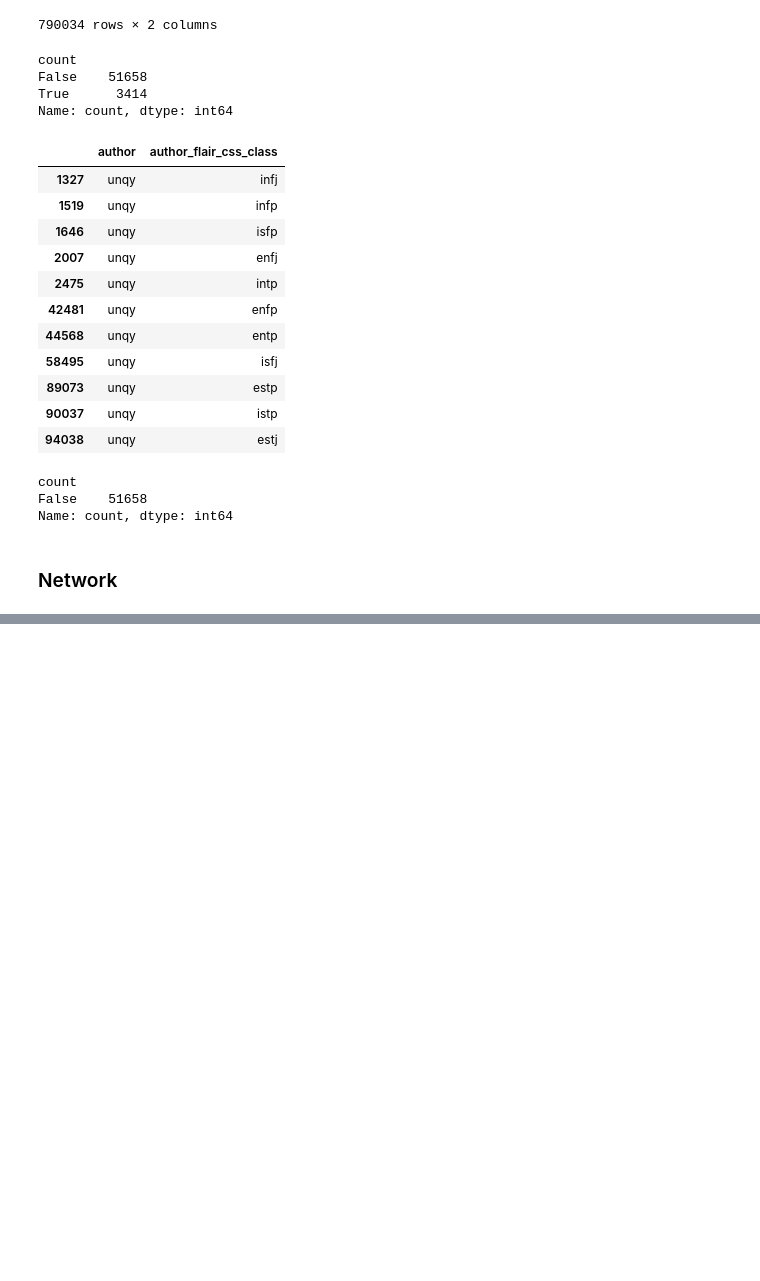
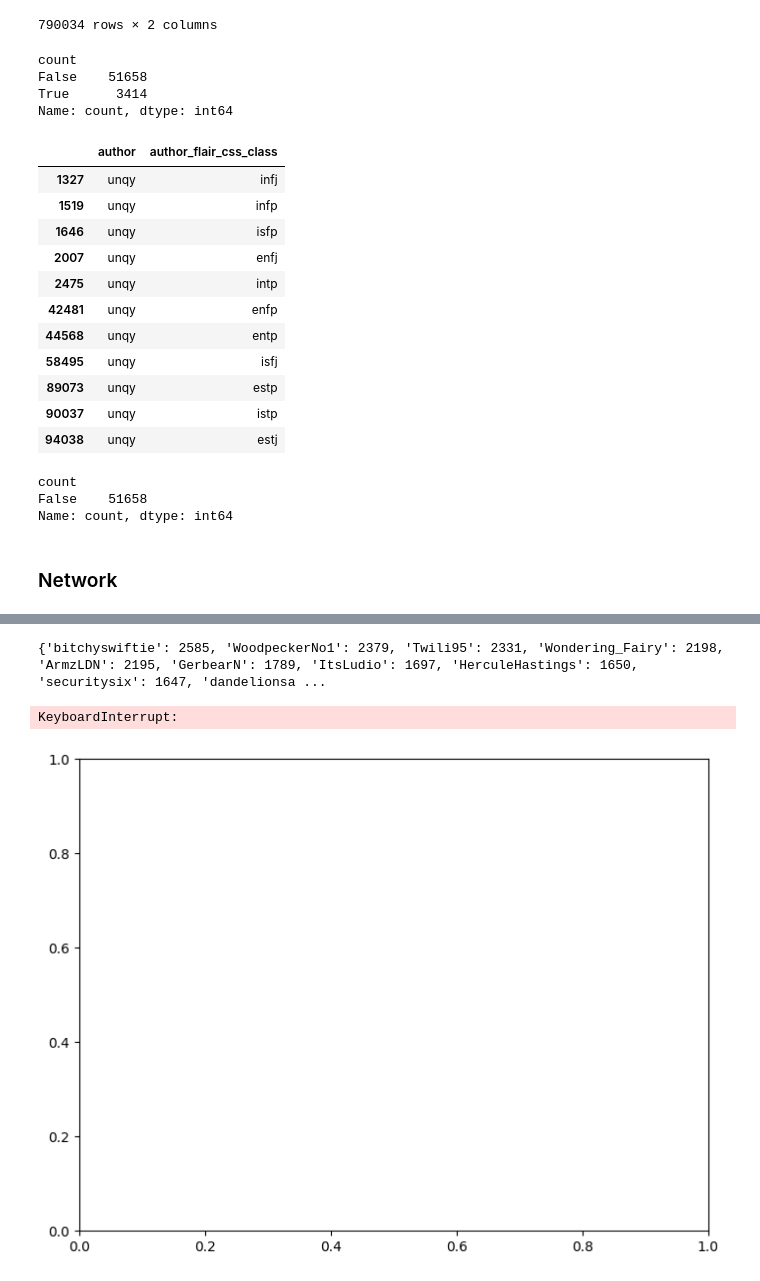
Before and after one commit to gmg00/SNA, a Jupyter notebook: EDA2.ipynb, the cells around one changed output, grey strips where cells are left out. Saved outputs shown, nothing was run; the diff lists cells and outputs as text; code cells hidden in the pictures; blank space fills up the shorter version.

```diff
--- a/EDA2.ipynb
+++ b/EDA2.ipynb
@@ -115,5 +116,10 @@ df_auth_flair = df_auth_flair[~df_auth_flair['author'].isin(duplicates)]
 count
 False    51658
 Name: count, dtype: int64
+# %%
+def split_edge(x):
+    tmp1, tmp2 = x.split(' ')
+    return [tmp1, tmp2]
+grouped_df['edge'] = grouped_df['edge'].apply(split_edge)
 # %% [markdown]
 ### Network
@@ -121,0 +191,13 @@ import networkx as nx
+# %%
+G = nx.Graph(grouped_df['edge'].tolist())
+# %%
+node_degrees = dict(G.degree())
+sorted_node_degrees = dict(sorted(node_degrees.items(), key=lambda item: item[1], reverse=True))
+print(sorted_node_degrees)
+# %% [output]
+{'bitchyswiftie': 2585, 'WoodpeckerNo1': 2379, 'Twili95': 2331, 'Wondering_Fairy': 2198, 'ArmzLDN': 2195, 'GerbearN': 1789, 'ItsLudio': 1697, 'HerculeHastings': 1650, 'securitysix': 1647, 'dandelionsa ...
+# %%
+nx.draw(G)
+# %% [output]
+KeyboardInterrupt:
+[figure, added]
```
Also changed, not shown: parts of 5 cells of this notebook.
